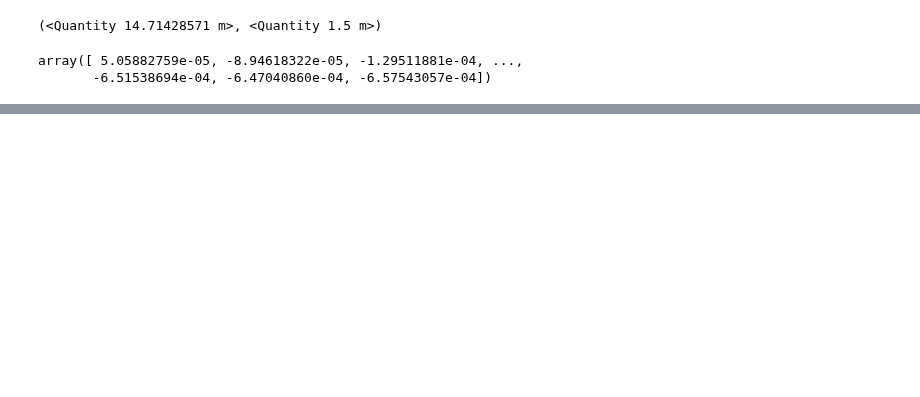
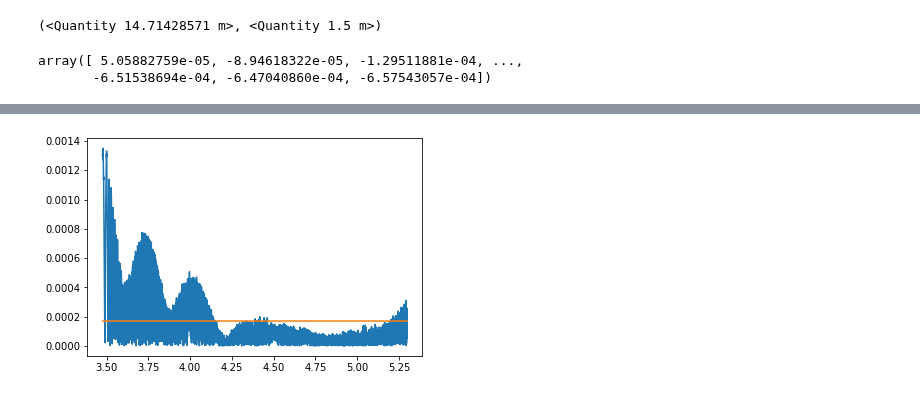
Before and after one commit to nolanylee/astro121lab, a Jupyter notebook: Sun Data??.ipynb, the cells around one changed output, grey strips where cells are left out. Drawn from its saved outputs; the diff is of its cells as text; code cells hidden in the pictures; blank space fills up the shorter version.

```diff
--- a/Sun Data??.ipynb
+++ b/Sun Data??.ipynb
@@ -249,10 +227,12 @@ par, cov = scipy.optimize.curve_fit(bessel_model,hs,np.abs(sun_volts),p0=[0.25*n
 theta, A = par
 bessel_fit = bessel_model(hs,theta,A)
 # %%
-#plt.figure()
-#plt.plot(hs, np.abs(sun_volts))
-#plt.plot(hs, bessel_fit)
-#plt.show()
+plt.figure()
+plt.plot(hs, np.abs(sun_volts))
+plt.plot(hs, bessel_fit)
+plt.show()
+# %% [output]
+[figure, added]
 # %%
 #attempt at fourier filtering below but it didn't go well :))))))))))
 # %%
```
Also changed, not shown: parts of 25 cells of this notebook.
